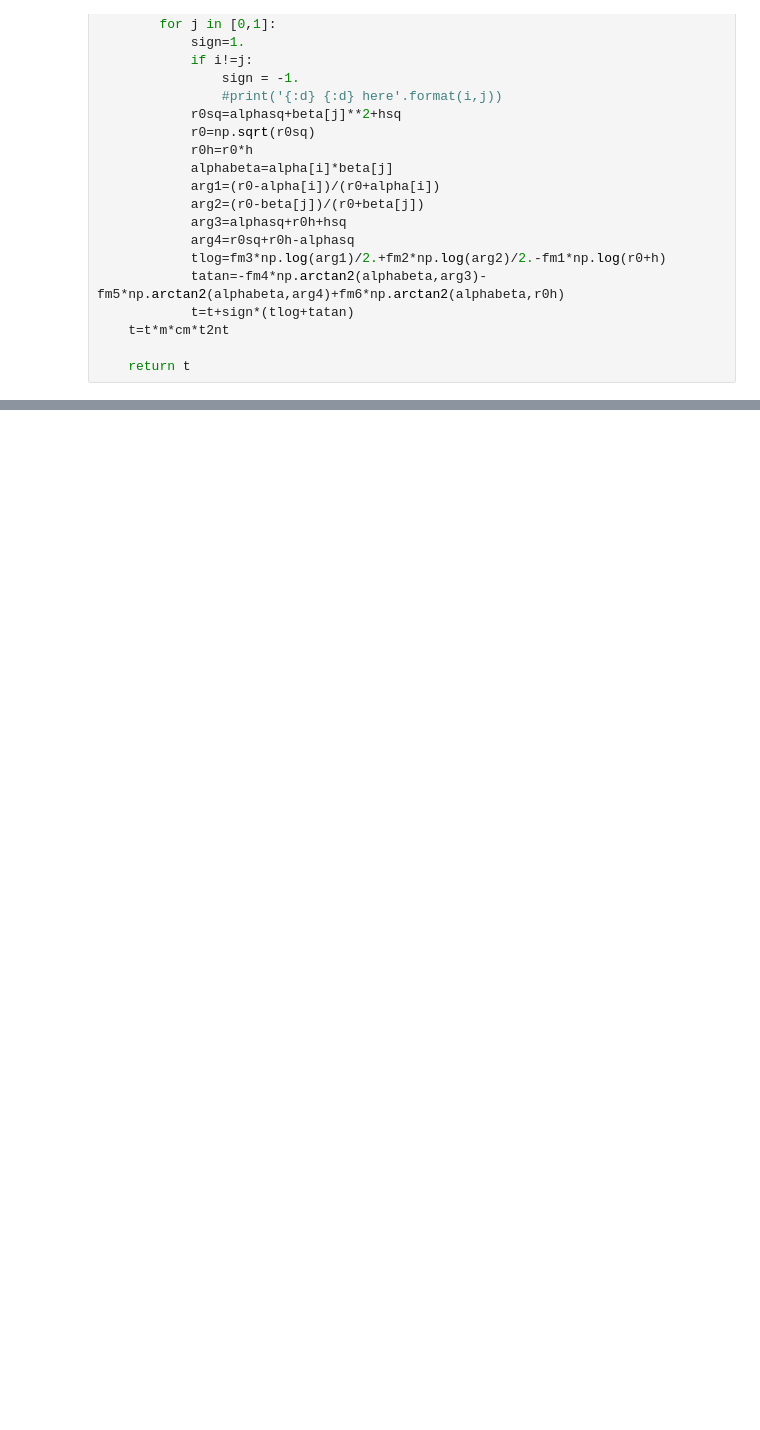
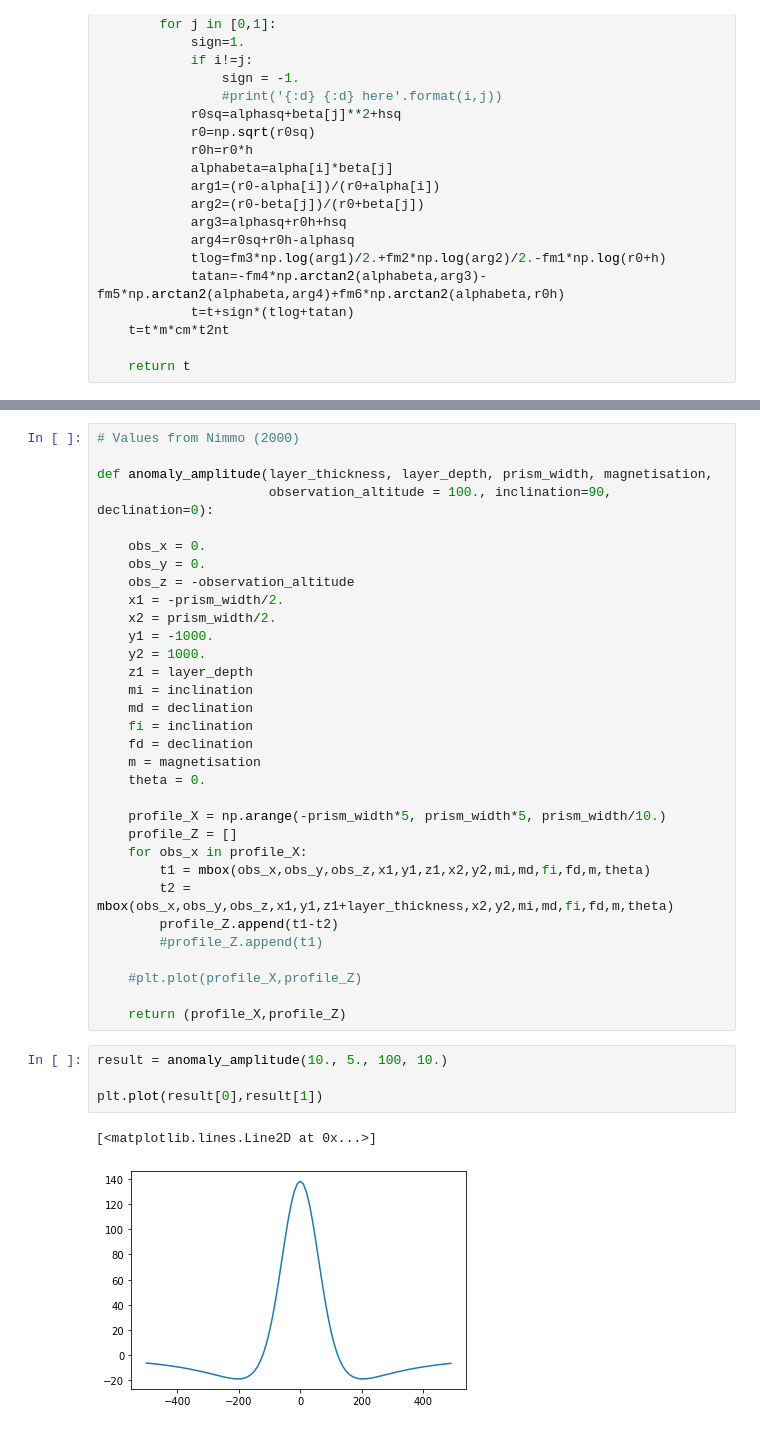
Before and after one commit to siwill22/mars, a Jupyter notebook: mbox.ipynb, the cells around one changed output, grey strips where cells are left out. Saved outputs shown, nothing was run; the diff lists cells and outputs as text; blank space fills up the shorter version.

```diff
--- a/mbox.ipynb
+++ b/mbox.ipynb
@@ -133,0 +134,39 @@ plt.plot(profile_X,profile_Z)
+# %%
+# Values from Nimmo (2000)
+
+def anomaly_amplitude(layer_thickness, layer_depth, prism_width, magnetisation,
+                      observation_altitude = 100., inclination=90, declination=0):
+
+    obs_x = 0.
+    obs_y = 0.
+    obs_z = -observation_altitude
+    x1 = -prism_width/2.
+    x2 = prism_width/2.
+    y1 = -1000.
+    y2 = 1000.
+    z1 = layer_depth
+    mi = inclination
+    md = declination
+    fi = inclination
+    fd = declination
+    m = magnetisation
+    theta = 0.
+
+    profile_X = np.arange(-prism_width*5, prism_width*5, prism_width/10.)
+    profile_Z = []
+    for obs_x in profile_X:
+        t1 = mbox(obs_x,obs_y,obs_z,x1,y1,z1,x2,y2,mi,md,fi,fd,m,theta)
+        t2 = mbox(obs_x,obs_y,obs_z,x1,y1,z1+layer_thickness,x2,y2,mi,md,fi,fd,m,theta)
+        profile_Z.append(t1-t2)
+        #profile_Z.append(t1)
+
+    #plt.plot(profile_X,profile_Z)
+
+    return (profile_X,profile_Z)
+# %%
+result = anomaly_amplitude(10., 5., 100, 10.)
+
+plt.plot(result[0],result[1])
+# %% [output]
+[<matplotlib.lines.Line2D at 0x...>]
+[figure, added]
```
Also changed, not shown: parts of 3 cells of this notebook.
